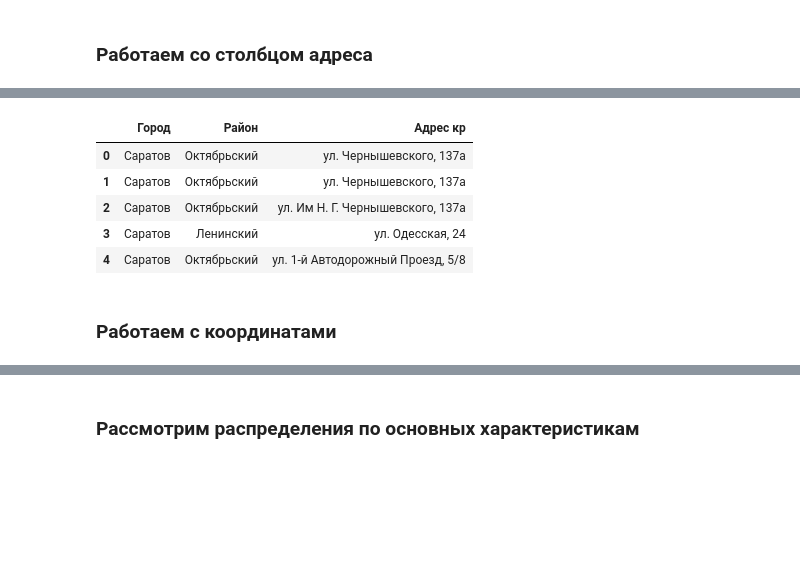
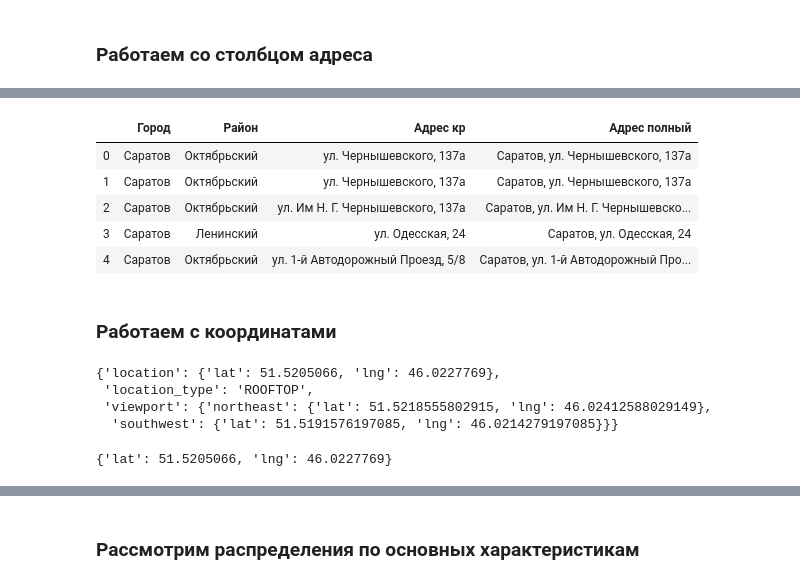
Before and after one commit to tarasovnm/kvadrat64_etl, a Jupyter notebook: Data cleaning and preparation.ipynb, the cells around one changed output, grey strips where cells are left out. Saved outputs shown, nothing was run; the diff lists cells and outputs as text; code cells hidden in the pictures; blank space fills up the shorter version.

```diff
--- a/Data cleaning and preparation.ipynb
+++ b/Data cleaning and preparation.ipynb
@@ -269,4 +250,4 @@ raw_data['Район'].value_counts().plot(kind='bar')
 # %%
 raw_data['Адрес кр'] = raw_data['Адрес'].apply(clean_address)
 # %%
-raw_data['Адрес кр']
+raw_data['Адрес полный'] = raw_data['Город'] + ', ' + raw_data['Адрес кр']
@@ -291,11 +254,11 @@ Name: Адрес кр, Length: 13565, dtype: object
 # %%
-raw_data[['Город', 'Район', 'Адрес кр']].head()
+raw_data[['Город', 'Район', 'Адрес кр', 'Адрес полный']].head()
 # %% [output]
-|  | Город | Район | Адрес кр |
-| 0 | Саратов | Октябрьский | ул. Чернышевского, 137а |
-| 1 | Саратов | Октябрьский | ул. Чернышевского, 137а |
-| 2 | Саратов | Октябрьский | ул. Им Н. Г. Чернышевского, 137а |
-| 3 | Саратов | Ленинский | ул. Одесская, 24 |
-| 4 | Саратов | Октябрьский | ул. 1-й Автодорожный Проезд, 5/8 |
+|  | Город | Район | Адрес кр | Адрес полный |
+| 0 | Саратов | Октябрьский | ул. Чернышевского, 137а | Саратов, ул. Чернышевского, 137а |
+| 1 | Саратов | Октябрьский | ул. Чернышевского, 137а | Саратов, ул. Чернышевского, 137а |
+| 2 | Саратов | Октябрьский | ул. Им Н. Г. Чернышевского, 137а | Саратов, ул. Им Н. Г. Чернышевско... |
+| 3 | Саратов | Ленинский | ул. Одесская, 24 | Саратов, ул. Одесская, 24 |
+| 4 | Саратов | Октябрьский | ул. 1-й Автодорожный Проезд, 5/8 | Саратов, ул. 1-й Автодорожный Про... |
 # %% [markdown]
 ### Работаем с координатами
@@ -305,0 +278,11 @@ raw_data[['Город', 'Район', 'Адрес кр']].head()
+# %%
+geocode_result[0]['geometry']
+# %% [output]
+{'location': {'lat': 51.5205066, 'lng': 46.0227769},
+ 'location_type': 'ROOFTOP',
+ 'viewport': {'northeast': {'lat': 51.5218555802915, 'lng': 46.02412588029149},
+  'southwest': {'lat': 51.5191576197085, 'lng': 46.0214279197085}}}
+# %%
+geocode_result[0]['geometry']['location']
+# %% [output]
+{'lat': 51.5205066, 'lng': 46.0227769}
```
Also changed, not shown: parts of 20 cells of this notebook, 1 other file.
